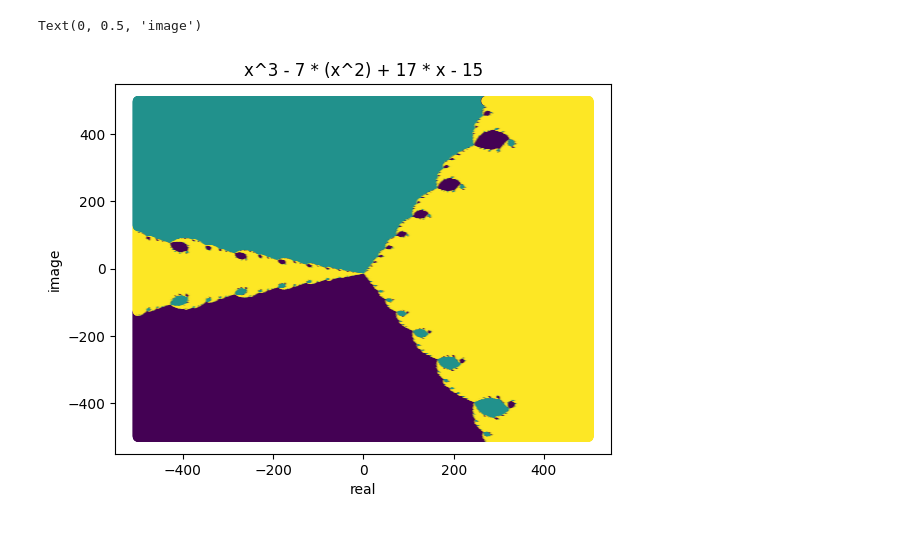
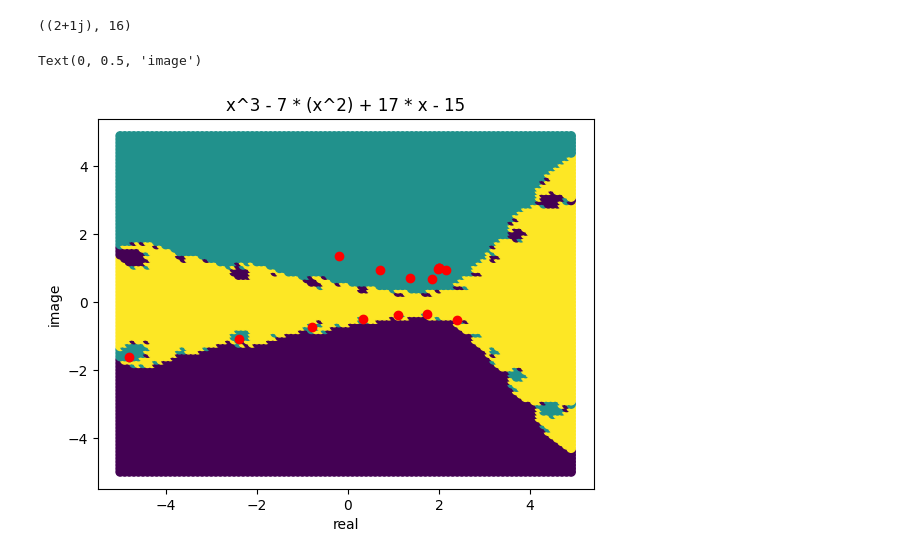
Before and after one commit to igvdov1/numerical_methods2, a Jupyter notebook: lab2/newton demonstration.ipynb, the cells around one changed output. Saved outputs shown, nothing was run; the diff lists cells and outputs as text; code cells hidden in the pictures.

```diff
--- a/lab2/newton demonstration.ipynb
+++ b/lab2/newton demonstration.ipynb
@@ -8,9 +8,9 @@ def orig(x):
 def derivative(x):
     return 3* x**2 - 14 * x + 17
 # %%
-real_part = np.outer(np.ones((1000,)), np.arange(-500, 500, 1))
+real_part = np.outer(np.ones((100,)), np.arange(-5, 5, 0.1))
 
-imaginary_part = np.outer(1j*np.arange(-500, 500, 1), np.ones((1000,)))
+imaginary_part = np.outer(1j*np.arange(-5, 5, 0.1), np.ones((100,)))
 
 
 
@@ -64,0 +70,19 @@ array([[0.+0.j, 0.+0.j, 0.+0.j, ..., 2.+0.j, 2.+0.j, 2.+0.j],
+# %%
+x0 = -4.8-1.6j
+eps = 1e-8
+x2 = x0 + 1
+f = orig
+derivative
+count = 0
+way = []
+
+while (abs(x0 - x2) > eps):
+    way.append(x0)
+    x1 = x0 - f(x0) / derivative(x0)
+    x2 = x0
+    x0 = x1
+    count += 1
+
+
+
+way
@@ -65,8 +106,16 @@ array([[0.+0.j, 0.+0.j, 0.+0.j, ..., 2.+0.j, 2.+0.j, 2.+0.j],
+# %%
+newton_method(x0=-4.8-1.6j, f = orig1, derivative=derivative1)
+# %% [output]
+((2+1j), 16)
 # %%
 plt.scatter(grid.real, grid.imag, c = result)
 plt.title("x^3 - 7 * (x^2) + 17 * x - 15")
+plt.scatter((-4.8-1.6j).real, (-4.8-1.6j).imag)
+for i in way:
+    plt.scatter(i.real, i.imag, color = "red")
+
 plt.xlabel("real")
 plt.ylabel("image")
 # %% [output]
 Text(0, 0.5, 'image')
-[figure, old version]
+[figure, new version]
```
Also changed, not shown: parts of 6 cells of this notebook, 13 other files.
